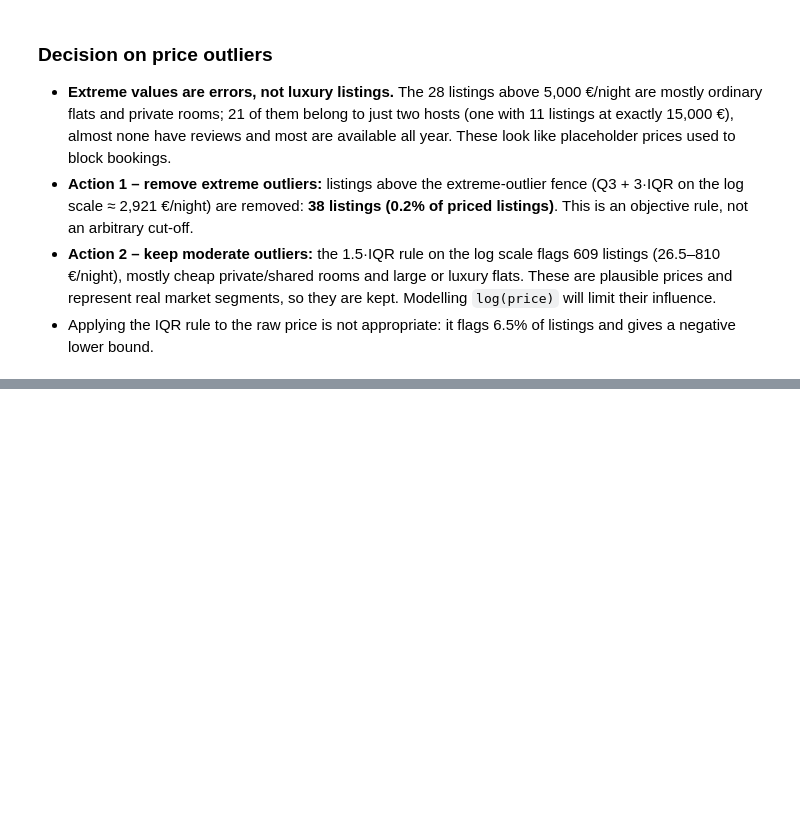
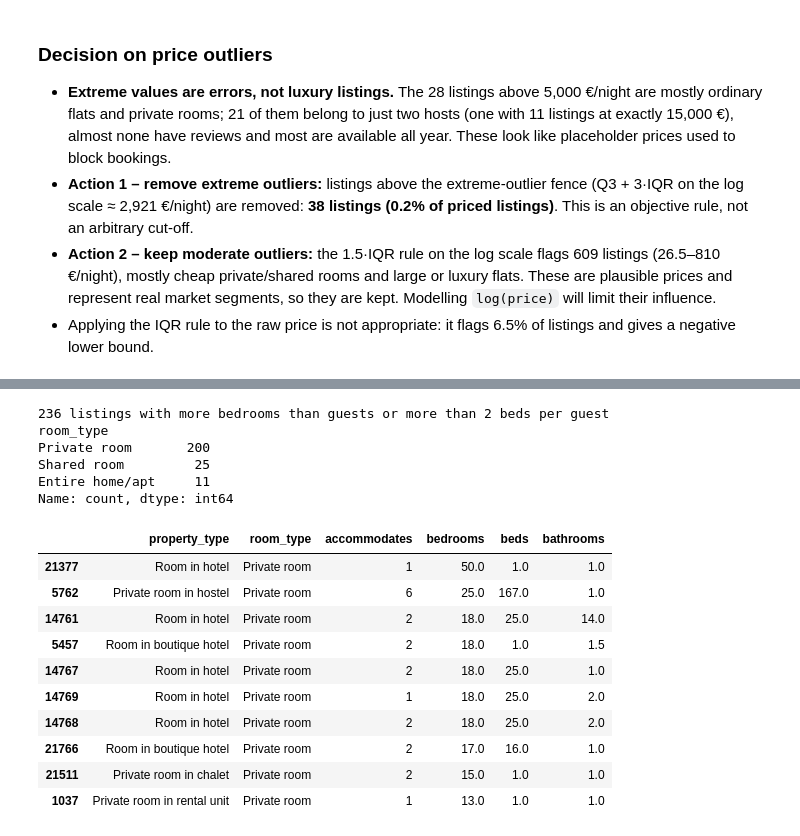
Before and after one commit to PabloMonteroRuiz/machine-learning-airbnb, a Jupyter notebook: notebooks/02_distributions_and_outliers.ipynb, the cells around one changed output, grey strips where cells are left out. Cells and saved outputs as stored; diff of their text form; code cells hidden in the pictures; blank space fills up the shorter version.

```diff
--- a/notebooks/02_distributions_and_outliers.ipynb
+++ b/notebooks/02_distributions_and_outliers.ipynb
@@ -125,0 +139,25 @@ Removed 38 listings with price > 2921 €/night
+# %%
+inconsistent = (df["bedrooms"] > df["accommodates"]) | (df["beds"] > 2 * df["accommodates"])
+print(f"{inconsistent.sum()} listings with more bedrooms than guests or more than 2 beds per guest")
+print(df.loc[inconsistent, "room_type"].value_counts())
+
+df.loc[inconsistent, ["property_type", "room_type", "accommodates", "bedrooms", "beds", "bathrooms"]] \
+  .sort_values("bedrooms", ascending=False).head(10)
+# %% [output]
+236 listings with more bedrooms than guests or more than 2 beds per guest
+room_type
+Private room       200
+Shared room         25
+Entire home/apt     11
+Name: count, dtype: int64
+|  | property_type | room_type | accommodates | bedrooms | beds | bathrooms |
+| 21377 | Room in hotel | Private room | 1 | 50.0 | 1.0 | 1.0 |
+| 5762 | Private room in hostel | Private room | 6 | 25.0 | 167.0 | 1.0 |
+| 14761 | Room in hotel | Private room | 2 | 18.0 | 25.0 | 14.0 |
+| 5457 | Room in boutique hotel | Private room | 2 | 18.0 | 1.0 | 1.5 |
+| 14767 | Room in hotel | Private room | 2 | 18.0 | 25.0 | 1.0 |
+| 14769 | Room in hotel | Private room | 1 | 18.0 | 25.0 | 2.0 |
+| 14768 | Room in hotel | Private room | 2 | 18.0 | 25.0 | 2.0 |
+| 21766 | Room in boutique hotel | Private room | 2 | 17.0 | 16.0 | 1.0 |
+| 21511 | Private room in chalet | Private room | 2 | 15.0 | 1.0 | 1.0 |
+| 1037 | Private room in rental unit | Private room | 1 | 13.0 | 1.0 | 1.0 |
```
Also changed, not shown: parts of 7 cells of this notebook.
